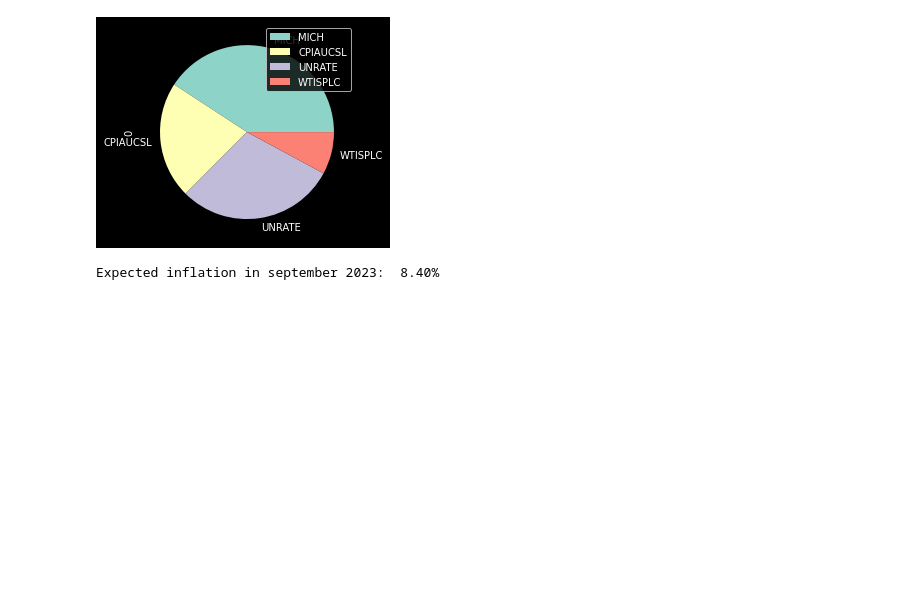
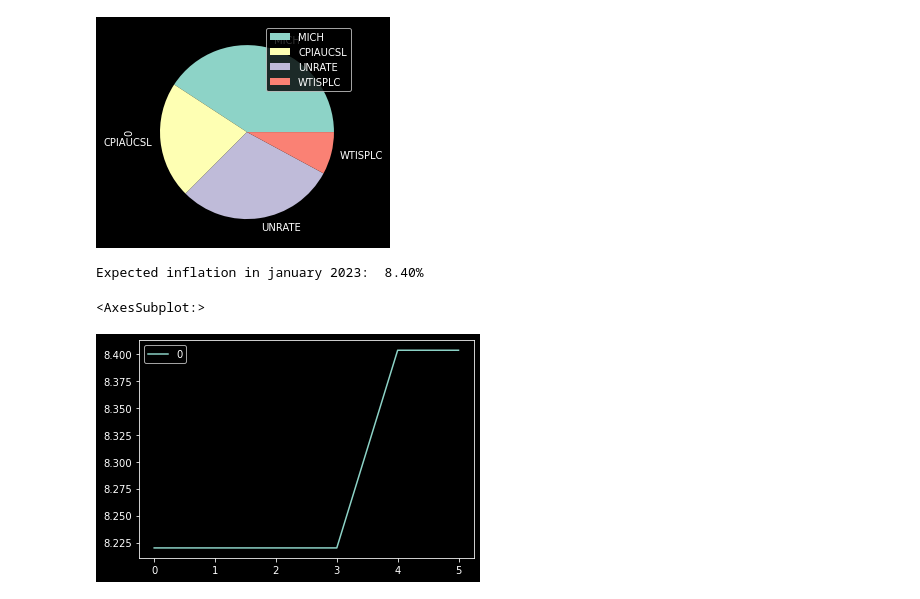
Before and after one commit to enexqnt/quantallocation, a Jupyter notebook: Inflation XGBoost.ipynb, the cells around one changed output. Saved outputs shown, nothing was run; the diff lists cells and outputs as text; code cells hidden in the pictures; blank space fills up the shorter version.

```diff
--- a/Inflation XGBoost.ipynb
+++ b/Inflation XGBoost.ipynb
@@ -234,4 +234,4 @@ y_fit = df.iloc[-forecast_windows-roll:-forecast_windows,-2].ffill()
 
 model = model.fit(X_fit, y_fit)
 
-y_pred = model.predict(np.array(df.iloc[-1,:-2]).reshape(1,-1))
+y_pred = model.predict(np.array(df.iloc[-6:,:-2]))
@@ -249,6 +241,11 @@ plt.show()
 # %% [output]
 [figure]
 # %%
-print('Expected inflation in september 2023: ', "{:.2%}".format(y_pred[0]/100))
+print('Expected inflation in january 2023: ', "{:.2%}".format(y_pred[-1]/100))
 # %% [output]
-Expected inflation in september 2023:  8.40%
+Expected inflation in january 2023:  8.40%
+# %%
+pd.DataFrame(y_pred).plot()
+# %% [output]
+<AxesSubplot:>
+[figure, added]
```
Also changed, not shown: parts of 1 cell of this notebook.
